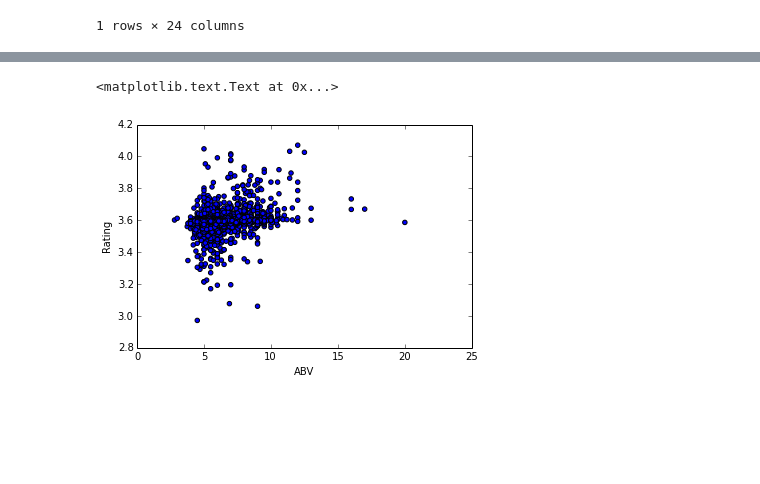
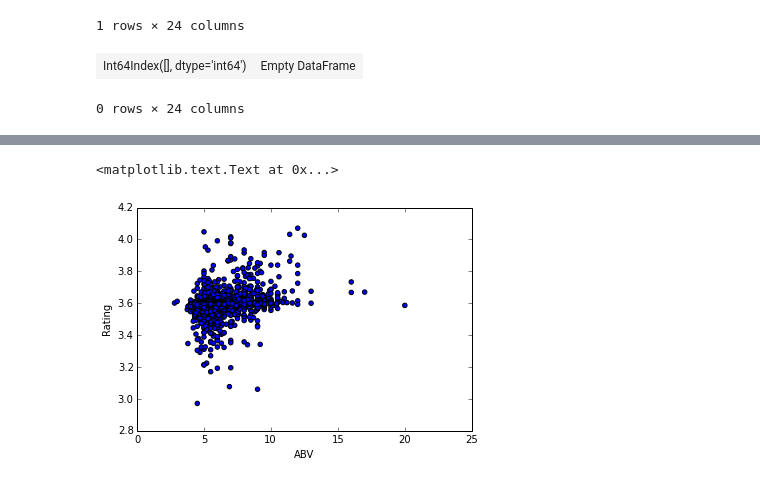
Before and after one commit to gwezerek/ipy_notebooks, a Jupyter notebook: Untappd Graphs.ipynb, the cells around one changed output, grey strips where cells are left out. Cells and saved outputs as stored; diff of their text form; code cells hidden in the pictures; blank space fills up the shorter version.

```diff
--- a/Untappd Graphs.ipynb
+++ b/Untappd Graphs.ipynb
@@ -15,6 +15,11 @@ df.head(1)
 |  | bid | beer_name | brewery_name | checkin_count | rating_count | rating_score | is_homebrew | ... |
 | 0 | 8157 | La Parcela | Jolly Pumpkin Artisan Ales | 7427 | 5515 | 3.61846 | 0 | ... |
 1 rows × 24 columns
+# %%
+df[df['beer_name']=='Punkin Ale']
+# %% [output]
+| Int64Index([], dtype='int64') | Empty DataFrame |
+0 rows × 24 columns
 # %%
 ## Looks like we have a number of beers with no ratings
 ## Let's mask those
```
Also changed, not shown: parts of 7 cells of this notebook.
